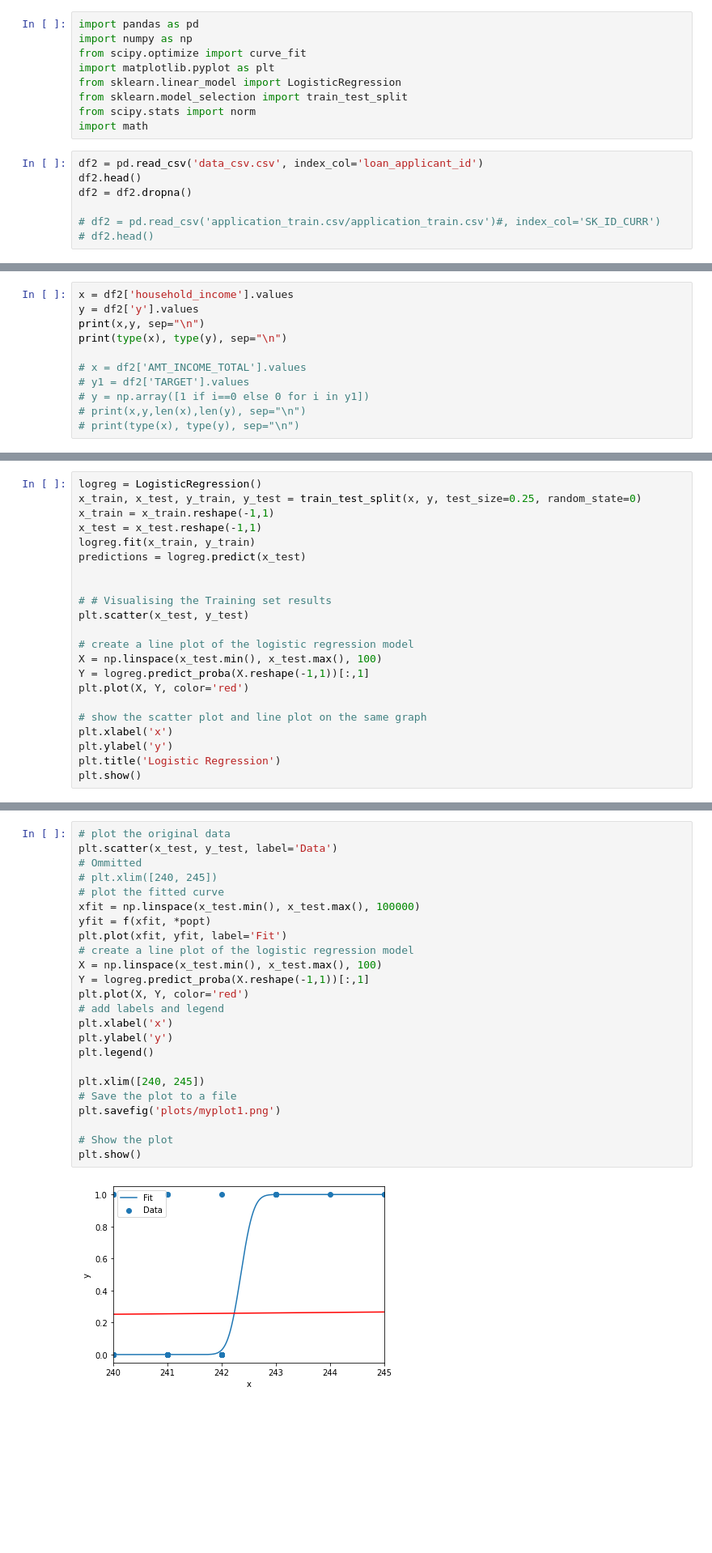
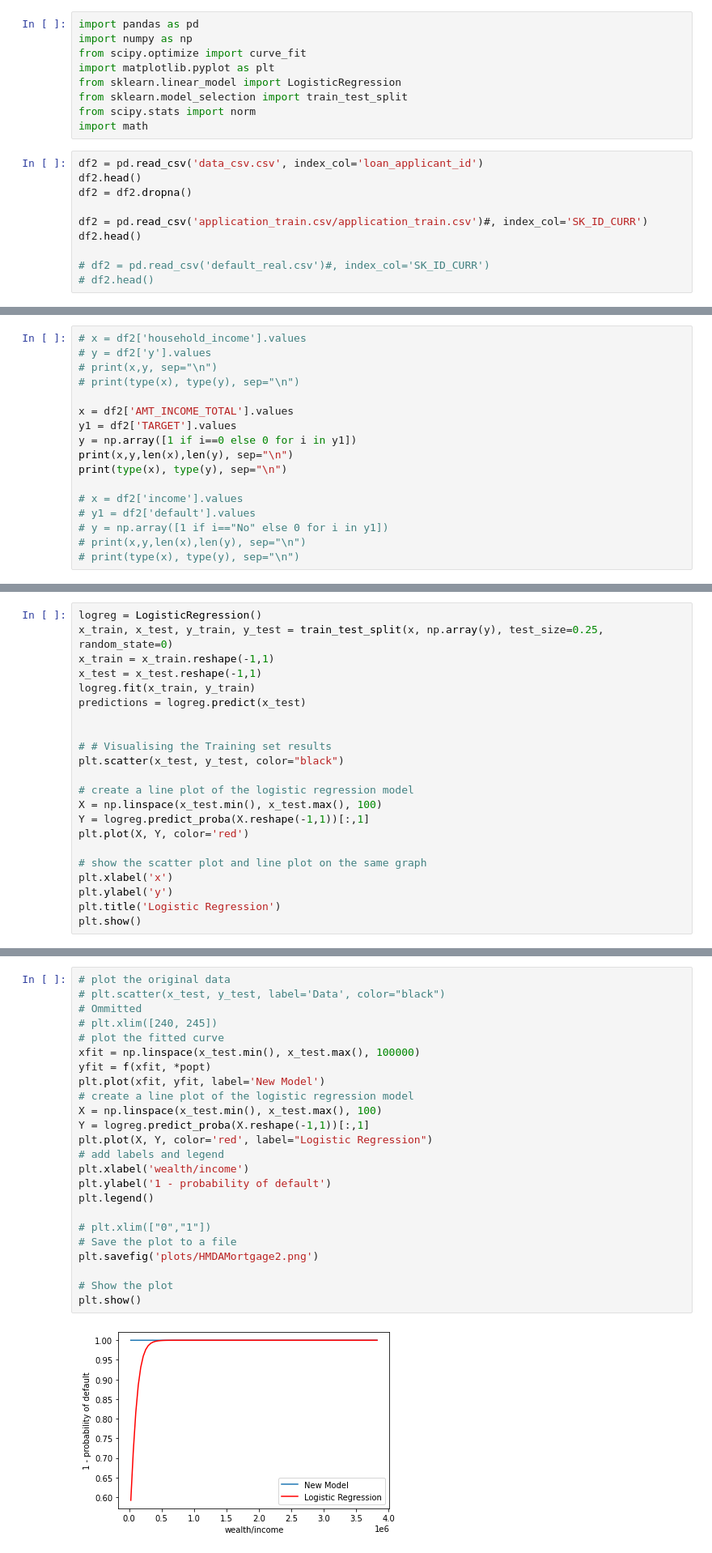
Before and after one commit to TanyaradzwaGozhora/Analyzing-Default-Probabilities, a Jupyter notebook: improved.ipynb, the cells around one changed output, grey strips where cells are left out. Shown: that part at 81% size. Cells and saved outputs as stored; diff of their text form; blank space fills up the shorter version.

```diff
--- a/improved.ipynb
+++ b/improved.ipynb
@@ -12,5 +12,8 @@ df2 = pd.read_csv('data_csv.csv', index_col='loan_applicant_id')
 df2.head()
 df2 = df2.dropna()
 
-# df2 = pd.read_csv('application_train.csv/application_train.csv')#, index_col='SK_ID_CURR')
+df2 = pd.read_csv('application_train.csv/application_train.csv')#, index_col='SK_ID_CURR')
+df2.head()
+
+# df2 = pd.read_csv('default_real.csv')#, index_col='SK_ID_CURR')
 # df2.head()
@@ -17,12 +28,18 @@ df2 = df2.dropna()
 # %%
-x = df2['household_income'].values
-y = df2['y'].values
-print(x,y, sep="\n")
+# x = df2['household_income'].values
+# y = df2['y'].values
+# print(x,y, sep="\n")
+# print(type(x), type(y), sep="\n")
+
+x = df2['AMT_INCOME_TOTAL'].values
+y1 = df2['TARGET'].values
+y = np.array([1 if i==0 else 0 for i in y1])
+print(x,y,len(x),len(y), sep="\n")
 print(type(x), type(y), sep="\n")
 
-# x = df2['AMT_INCOME_TOTAL'].values
-# y1 = df2['TARGET'].values
-# y = np.array([1 if i==0 else 0 for i in y1])
+# x = df2['income'].values
+# y1 = df2['default'].values
+# y = np.array([1 if i=="No" else 0 for i in y1])
 # print(x,y,len(x),len(y), sep="\n")
 # print(type(x), type(y), sep="\n")
 # %% [output]
@@ -38,6 +64,6 @@ plt.scatter(x, y, color="black", marker = "X", s=3)
 # %%
 logreg = LogisticRegression()
-x_train, x_test, y_train, y_test = train_test_split(x, y, test_size=0.25, random_state=0)
+x_train, x_test, y_train, y_test = train_test_split(x, np.array(y), test_size=0.25, random_state=0)
 x_train = x_train.reshape(-1,1)
 x_test = x_test.reshape(-1,1)
 logreg.fit(x_train, y_train)
@@ -45,7 +71,7 @@ predictions = logreg.predict(x_test)
 
 
 # # Visualising the Training set results
-plt.scatter(x_test, y_test)
+plt.scatter(x_test, y_test, color="black")
 
 # create a line plot of the logistic regression model
 X = np.linspace(x_test.min(), x_test.max(), 100)
@@ -150,26 +180,26 @@ print(mean_squared_error(y_test, predictions))
 # %%
 # plot the original data
-plt.scatter(x_test, y_test, label='Data')
+# plt.scatter(x_test, y_test, label='Data', color="black")
 # Ommitted
 # plt.xlim([240, 245])
 # plot the fitted curve
 xfit = np.linspace(x_test.min(), x_test.max(), 100000)
 yfit = f(xfit, *popt)
-plt.plot(xfit, yfit, label='Fit')
+plt.plot(xfit, yfit, label='New Model')
 # create a line plot of the logistic regression model
 X = np.linspace(x_test.min(), x_test.max(), 100)
 Y = logreg.predict_proba(X.reshape(-1,1))[:,1]
-plt.plot(X, Y, color='red')
+plt.plot(X, Y, color='red', label="Logistic Regression")
 # add labels and legend
-plt.xlabel('x')
-plt.ylabel('y')
+plt.xlabel('wealth/income')
+plt.ylabel('1 - probability of default')
 plt.legend()
 
-plt.xlim([240, 245])
+# plt.xlim(["0","1"])
 # Save the plot to a file
-plt.savefig('plots/myplot1.png')
+plt.savefig('plots/HMDAMortgage2.png')
 
 # Show the plot
 plt.show()
 # %% [output]
-[figure, old version]
+[figure, new version]
```
Also changed, not shown: parts of 14 cells of this notebook, 12 other files.
